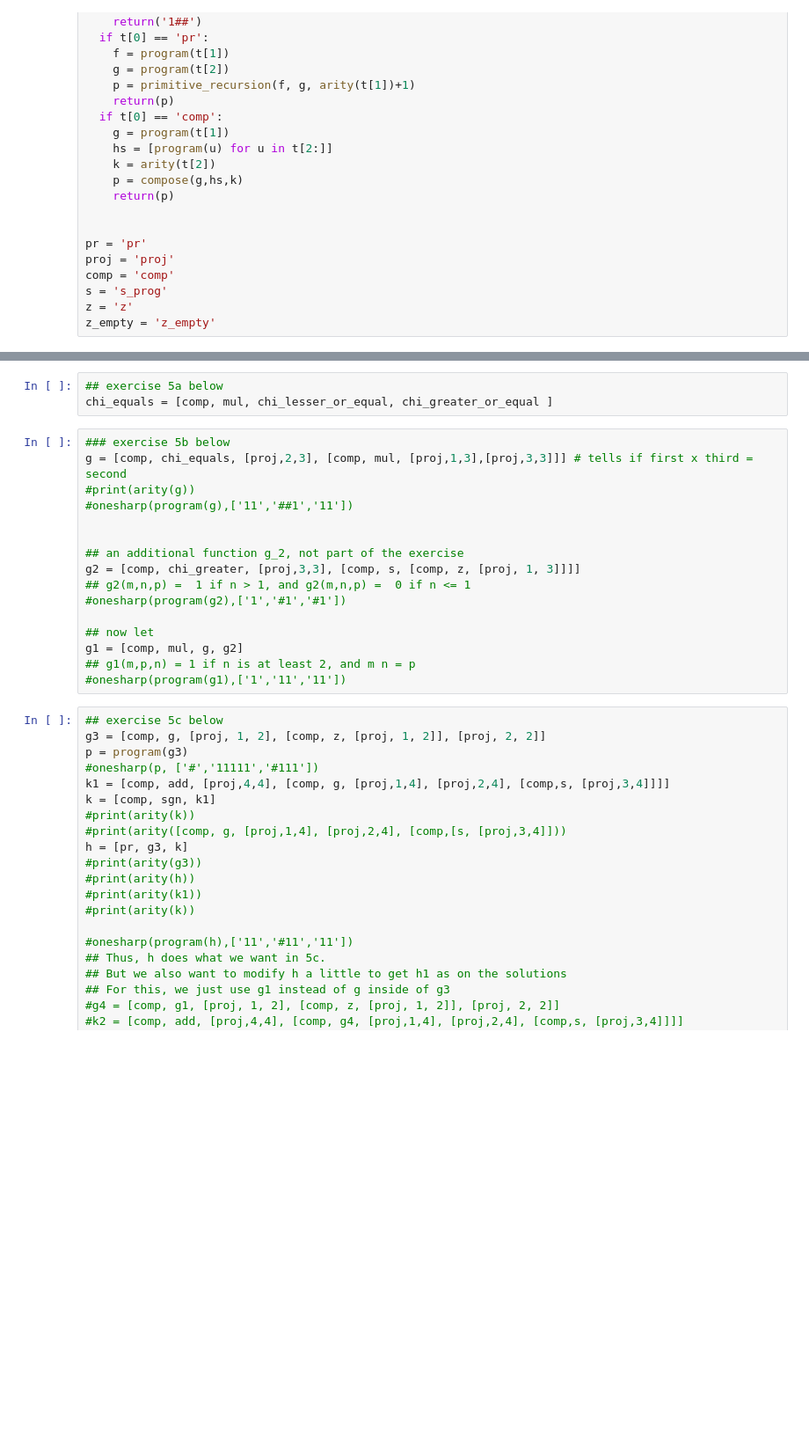
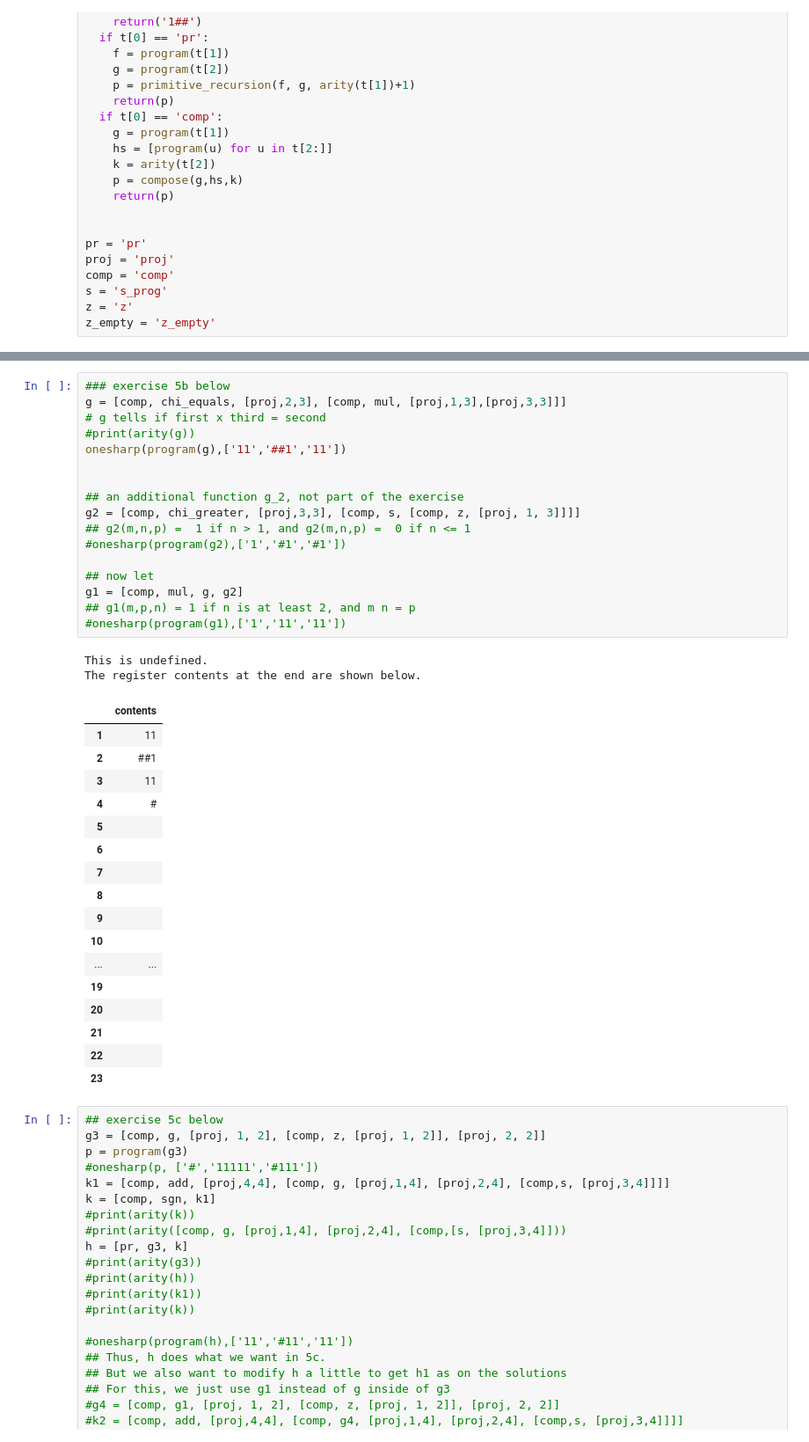
Before and after one commit to lmoss/onesharp, a Jupyter notebook: primitive_recursion.ipynb, the cells around one changed output, grey strips where cells are left out. Shown at 88% size. Drawn from its saved outputs; the diff is of its cells as text; blank space fills up the shorter version.

```diff
--- a/primitive_recursion.ipynb
+++ b/primitive_recursion.ipynb
@@ -792,25 +799,43 @@ chi_equals = [comp, mul, chi_lesser_or_equal, chi_greater_or_equal ]
 #onesharp(program(exp),['1#1','11'])
 #onesharp(program([comp, pred, [proj,2,2]]), ['11','#1#1'])
 #print(successor)
-# %%
-## exercise 5a below
-chi_equals = [comp, mul, chi_lesser_or_equal, chi_greater_or_equal ]
 # %%
 ### exercise 5b below
-g = [comp, chi_equals, [proj,2,3], [comp, mul, [proj,1,3],[proj,3,3]]] # tells if first x third = second
+g = [comp, chi_equals, [proj,2,3], [comp, mul, [proj,1,3],[proj,3,3]]]
+# g tells if first x third = second
 #print(arity(g))
-#onesharp(program(g),['11','##1','11'])
+onesharp(program(g),['11','##1','11'])
 
 
 ## an additional function g_2, not part of the exercise
 g2 = [comp, chi_greater, [proj,3,3], [comp, s, [comp, z, [proj, 1, 3]]]]
 ## g2(m,n,p) =  1 if n > 1, and g2(m,n,p) =  0 if n <= 1
 #onesharp(program(g2),['1','#1','#1'])
 
 ## now let
 g1 = [comp, mul, g, g2]
 ## g1(m,p,n) = 1 if n is at least 2, and m n = p
 #onesharp(program(g1),['1','11','11'])
+# %% [output]
+This is undefined.
+The register contents at the end are shown below.
+|  | contents |
+| 1 | 11 |
+| 2 | ##1 |
+| 3 | 11 |
+| 4 | # |
+| 5 |  |
+| 6 |  |
+| 7 |  |
+| 8 |  |
+| 9 |  |
+| 10 |  |
+| ... | ... |
+| 19 |  |
+| 20 |  |
+| 21 |  |
+| 22 |  |
+| 23 |  |
 # %%
 ## exercise 5c below
 g3 = [comp, g, [proj, 1, 2], [comp, z, [proj, 1, 2]], [proj, 2, 2]]
```
Also changed, not shown: parts of 2 cells of this notebook.
